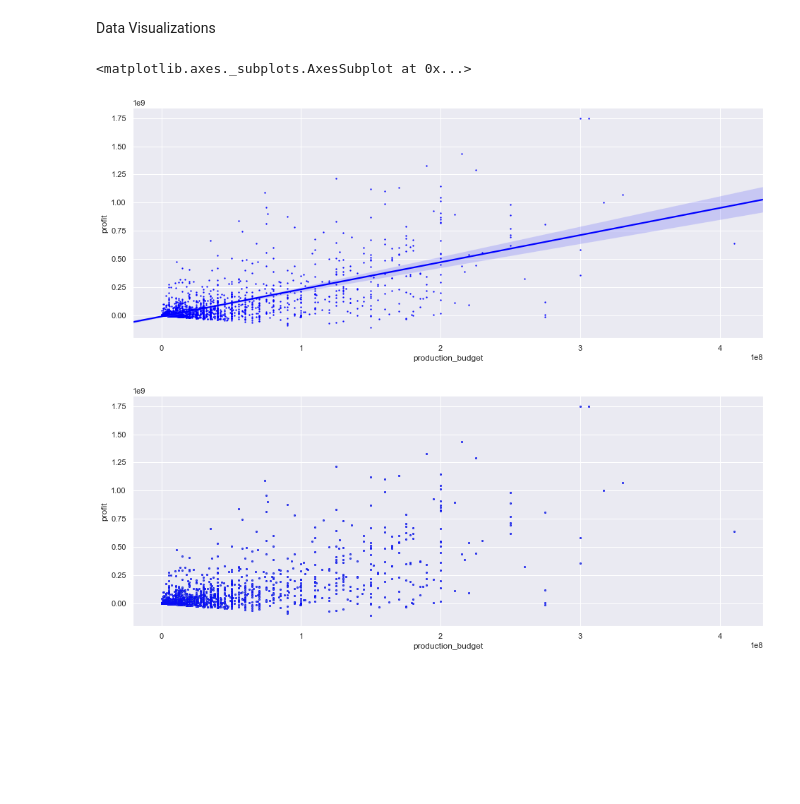
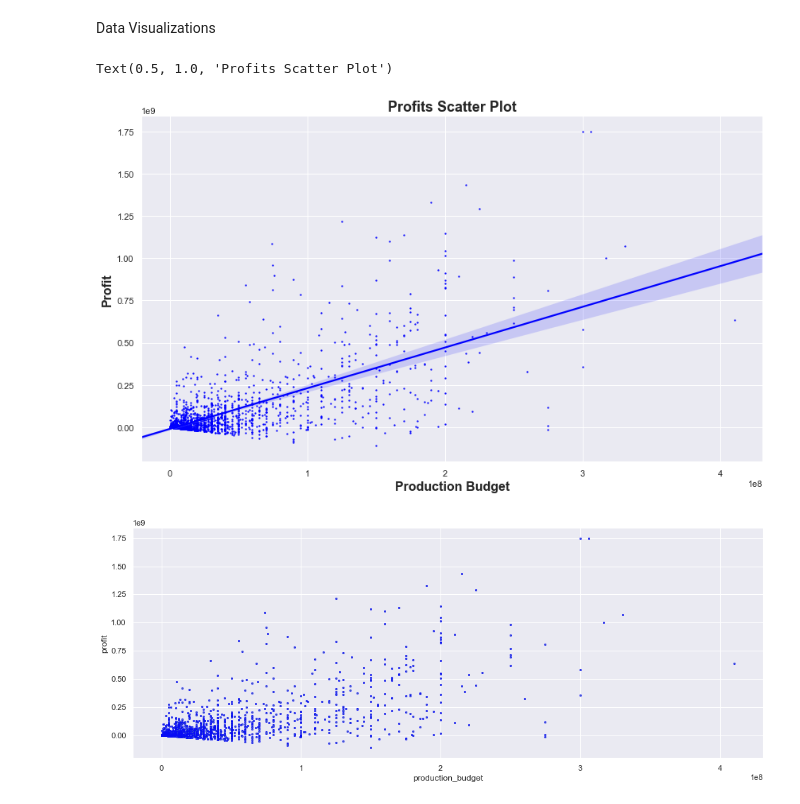
Before and after one commit to MFAP9/module1project, a Jupyter notebook: Project 1.ipynb, the cells around one changed output. Cells and saved outputs as stored; diff of their text form; code cells hidden in the pictures; blank space fills up the shorter version.

Commit message:
updated lists, updated visualizations with titles and labels

```diff
--- a/Project 1.ipynb
+++ b/Project 1.ipynb
@@ -685,11 +667,14 @@ tngenresappslist = [500, 290 + 430, 29 + 170 + 40, 17 + 10, 30 + 20 + 230, 10 +
 # %% [markdown]
 Data Visualizations
 # %%
-plt.figure(figsize=(16,6))
+plt.figure(figsize=(14,8))
 sns.regplot(x = tn_2010_2018["production_budget"], y = tn_2010_2018["profit"], marker='o', color='blue', scatter_kws={'s':2})
+plt.xlabel('Production Budget', fontsize=16, fontweight='bold')
+plt.ylabel('Profit', fontsize=16, fontweight='bold')
+plt.title('Profits Scatter Plot', fontsize=18, fontweight='bold')
 # %% [output]
-<matplotlib.axes._subplots.AxesSubplot at 0x...>
+Text(0.5, 1.0, 'Profits Scatter Plot')
-[figure, old version]
+[figure, new version]
 # %%
 plt.figure(figsize=(16,6))
 ax = sns.scatterplot(x="production_budget", y="profit", edgecolor="blue", data=tn_2010_2018, s=5, lw=1 )
```
Also changed, not shown: parts of 15 cells of this notebook.
